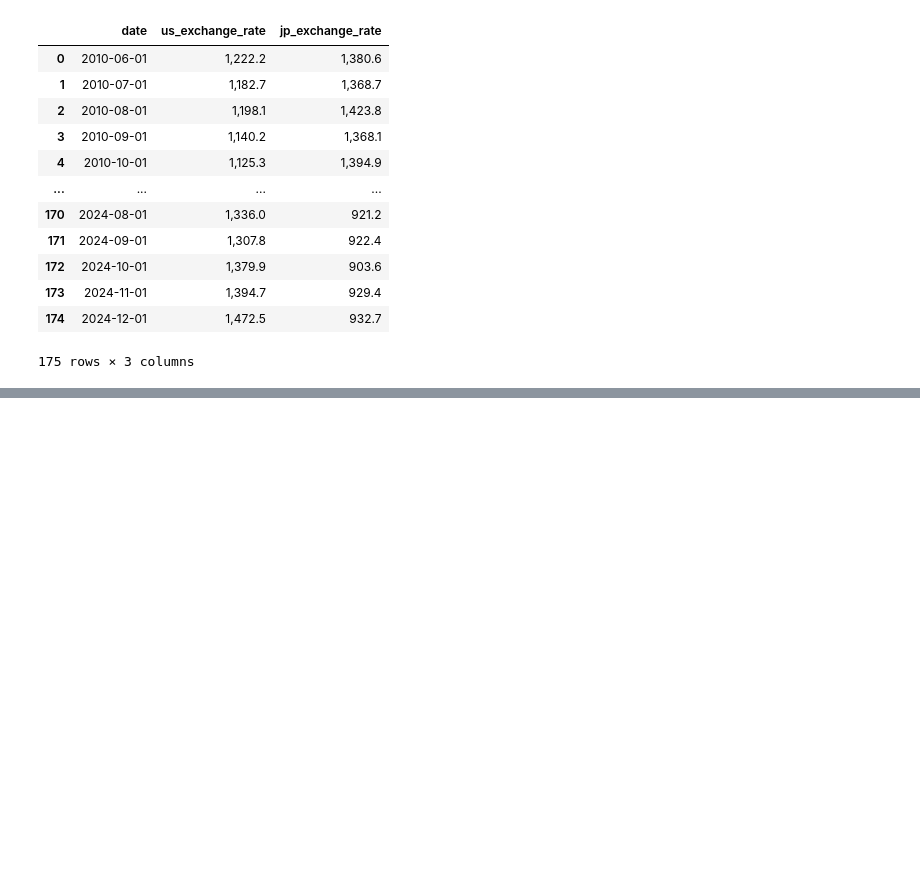
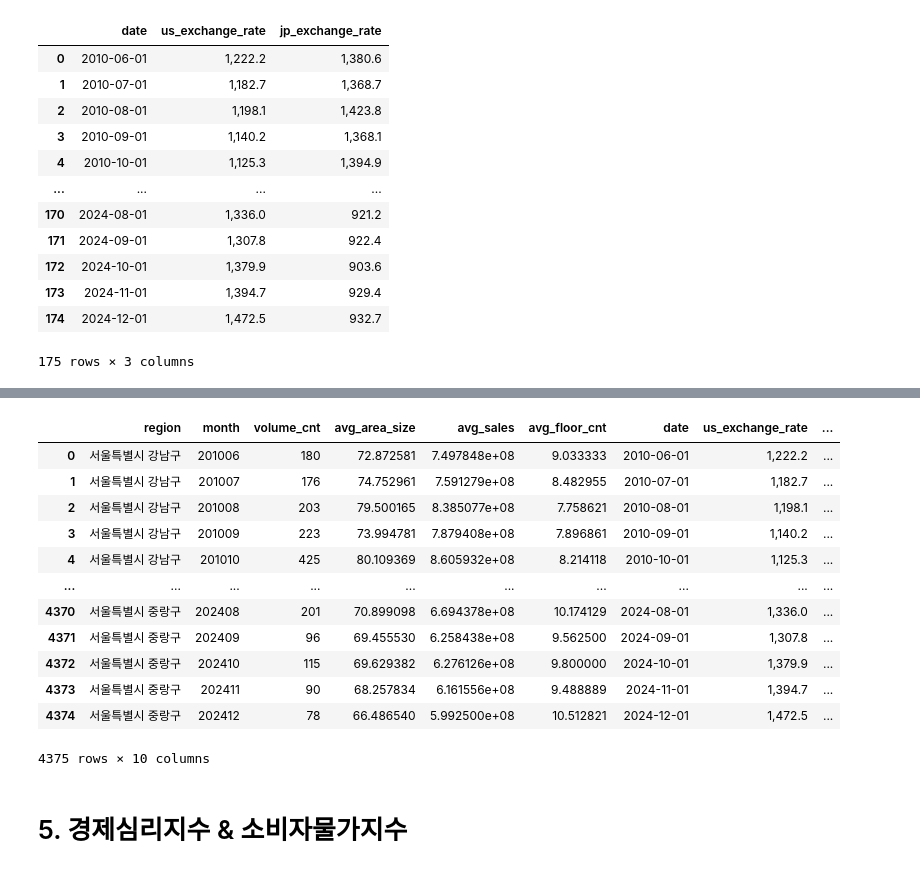
Before and after one commit to lucio-karin0506/APT_volume_anomaly_detection, a Jupyter notebook: dataset_preprocessing.ipynb, the cells around one changed output, grey strips where cells are left out. Saved outputs shown, nothing was run; the diff lists cells and outputs as text; code cells hidden in the pictures; blank space fills up the shorter version.

```diff
--- a/dataset_preprocessing.ipynb
+++ b/dataset_preprocessing.ipynb
@@ -134,2 +149,20 @@ interest_rate_df
 # %%
 monthly_apt_volume_df = monthly_apt_volume_df.merge(interest_rate_df, how='left', on='date')
+# %%
+monthly_apt_volume_df
+# %% [output]
+|  | region | month | volume_cnt | avg_area_size | avg_sales | avg_floor_cnt | date | us_exchange_rate | ... |
+| 0 | 서울특별시 강남구 | 201006 | 180 | 72.872581 | 7.497848e+08 | 9.033333 | 2010-06-01 | 1,222.2 | ... |
+| 1 | 서울특별시 강남구 | 201007 | 176 | 74.752961 | 7.591279e+08 | 8.482955 | 2010-07-01 | 1,182.7 | ... |
+| 2 | 서울특별시 강남구 | 201008 | 203 | 79.500165 | 8.385077e+08 | 7.758621 | 2010-08-01 | 1,198.1 | ... |
+| 3 | 서울특별시 강남구 | 201009 | 223 | 73.994781 | 7.879408e+08 | 7.896861 | 2010-09-01 | 1,140.2 | ... |
+| 4 | 서울특별시 강남구 | 201010 | 425 | 80.109369 | 8.605932e+08 | 8.214118 | 2010-10-01 | 1,125.3 | ... |
+| ... | ... | ... | ... | ... | ... | ... | ... | ... | ... |
+| 4370 | 서울특별시 중랑구 | 202408 | 201 | 70.899098 | 6.694378e+08 | 10.174129 | 2024-08-01 | 1,336.0 | ... |
+| 4371 | 서울특별시 중랑구 | 202409 | 96 | 69.455530 | 6.258438e+08 | 9.562500 | 2024-09-01 | 1,307.8 | ... |
+| 4372 | 서울특별시 중랑구 | 202410 | 115 | 69.629382 | 6.276126e+08 | 9.800000 | 2024-10-01 | 1,379.9 | ... |
+| 4373 | 서울특별시 중랑구 | 202411 | 90 | 68.257834 | 6.161556e+08 | 9.488889 | 2024-11-01 | 1,394.7 | ... |
+| 4374 | 서울특별시 중랑구 | 202412 | 78 | 66.486540 | 5.992500e+08 | 10.512821 | 2024-12-01 | 1,472.5 | ... |
+4375 rows × 10 columns
+# %% [markdown]
+# 5. 경제심리지수 & 소비자물가지수
```
Also changed, not shown: parts of 27 cells of this notebook.
